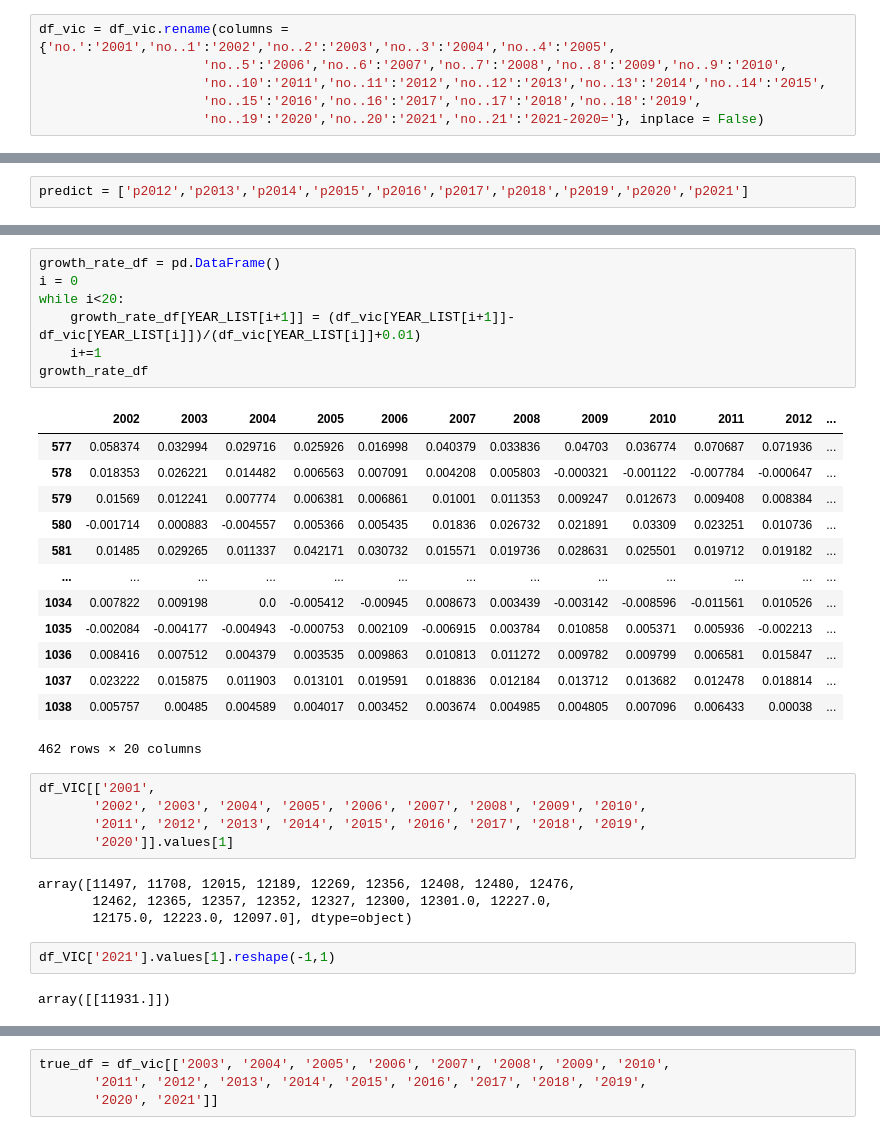
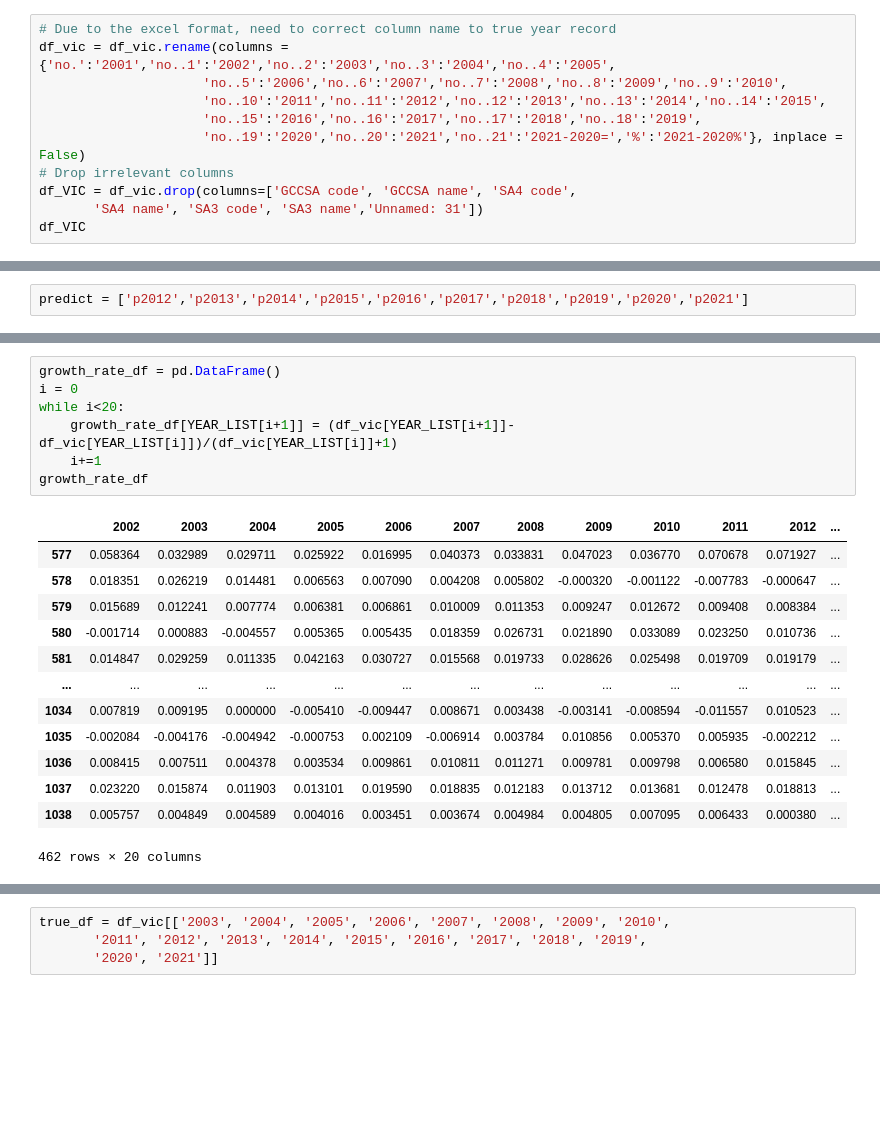
Before and after one commit to MAST30034-Applied-Data-Science/generic-real-estate-consulting-project-group-9, a Jupyter notebook: notebooks/population_prediction.ipynb, the cells around one changed output, grey strips where cells are left out. Cells and saved outputs as stored; diff of their text form; blank space fills up the shorter version.

```diff
--- a/notebooks/population_prediction.ipynb
+++ b/notebooks/population_prediction.ipynb
@@ -51,6 +35,11 @@ Index(['S/T code', 'S/T name', 'GCCSA code', 'GCCSA name', 'SA4 code',
 # %%
+# Due to the excel format, need to correct column name to true year record
 df_vic = df_vic.rename(columns = {'no.':'2001','no..1':'2002','no..2':'2003','no..3':'2004','no..4':'2005',
                      'no..5':'2006','no..6':'2007','no..7':'2008','no..8':'2009','no..9':'2010',
                      'no..10':'2011','no..11':'2012','no..12':'2013','no..13':'2014','no..14':'2015',
                      'no..15':'2016','no..16':'2017','no..17':'2018','no..18':'2019',
-                     'no..19':'2020','no..20':'2021','no..21':'2021-2020='}, inplace = False)
+                     'no..19':'2020','no..20':'2021','no..21':'2021-2020=','%':'2021-2020%'}, inplace = False)
+# Drop irrelevant columns
+df_VIC = df_vic.drop(columns=['GCCSA code', 'GCCSA name', 'SA4 code',
+       'SA4 name', 'SA3 code', 'SA3 name','Unnamed: 31'])
+df_VIC
@@ -148,34 +136,21 @@ growth_df
 # %%
 growth_rate_df = pd.DataFrame()
 i = 0
 while i<20:
-    growth_rate_df[YEAR_LIST[i+1]] = (df_vic[YEAR_LIST[i+1]]-df_vic[YEAR_LIST[i]])/(df_vic[YEAR_LIST[i]]+0.01)
+    growth_rate_df[YEAR_LIST[i+1]] = (df_vic[YEAR_LIST[i+1]]-df_vic[YEAR_LIST[i]])/(df_vic[YEAR_LIST[i]]+1)
     i+=1
 growth_rate_df
 # %% [output]
 |  | 2002 | 2003 | 2004 | 2005 | 2006 | 2007 | 2008 | 2009 | 2010 | 2011 | 2012 | ... |
-| 577 | 0.058374 | 0.032994 | 0.029716 | 0.025926 | 0.016998 | 0.040379 | 0.033836 | 0.04703 | 0.036774 | 0.070687 | 0.071936 | ... |
-| 578 | 0.018353 | 0.026221 | 0.014482 | 0.006563 | 0.007091 | 0.004208 | 0.005803 | -0.000321 | -0.001122 | -0.007784 | -0.000647 | ... |
-| 579 | 0.01569 | 0.012241 | 0.007774 | 0.006381 | 0.006861 | 0.01001 | 0.011353 | 0.009247 | 0.012673 | 0.009408 | 0.008384 | ... |
-| 580 | -0.001714 | 0.000883 | -0.004557 | 0.005366 | 0.005435 | 0.01836 | 0.026732 | 0.021891 | 0.03309 | 0.023251 | 0.010736 | ... |
-| 581 | 0.01485 | 0.029265 | 0.011337 | 0.042171 | 0.030732 | 0.015571 | 0.019736 | 0.028631 | 0.025501 | 0.019712 | 0.019182 | ... |
+| 577 | 0.058364 | 0.032989 | 0.029711 | 0.025922 | 0.016995 | 0.040373 | 0.033831 | 0.047023 | 0.036770 | 0.070678 | 0.071927 | ... |
+| 578 | 0.018351 | 0.026219 | 0.014481 | 0.006563 | 0.007090 | 0.004208 | 0.005802 | -0.000320 | -0.001122 | -0.007783 | -0.000647 | ... |
+| 579 | 0.015689 | 0.012241 | 0.007774 | 0.006381 | 0.006861 | 0.010009 | 0.011353 | 0.009247 | 0.012672 | 0.009408 | 0.008384 | ... |
+| 580 | -0.001714 | 0.000883 | -0.004557 | 0.005365 | 0.005435 | 0.018359 | 0.026731 | 0.021890 | 0.033089 | 0.023250 | 0.010736 | ... |
+| 581 | 0.014847 | 0.029259 | 0.011335 | 0.042163 | 0.030727 | 0.015568 | 0.019733 | 0.028626 | 0.025498 | 0.019709 | 0.019179 | ... |
 | ... | ... | ... | ... | ... | ... | ... | ... | ... | ... | ... | ... | ... |
-| 1034 | 0.007822 | 0.009198 | 0.0 | -0.005412 | -0.00945 | 0.008673 | 0.003439 | -0.003142 | -0.008596 | -0.011561 | 0.010526 | ... |
-| 1035 | -0.002084 | -0.004177 | -0.004943 | -0.000753 | 0.002109 | -0.006915 | 0.003784 | 0.010858 | 0.005371 | 0.005936 | -0.002213 | ... |
-| 1036 | 0.008416 | 0.007512 | 0.004379 | 0.003535 | 0.009863 | 0.010813 | 0.011272 | 0.009782 | 0.009799 | 0.006581 | 0.015847 | ... |
-| 1037 | 0.023222 | 0.015875 | 0.011903 | 0.013101 | 0.019591 | 0.018836 | 0.012184 | 0.013712 | 0.013682 | 0.012478 | 0.018814 | ... |
-| 1038 | 0.005757 | 0.00485 | 0.004589 | 0.004017 | 0.003452 | 0.003674 | 0.004985 | 0.004805 | 0.007096 | 0.006433 | 0.00038 | ... |
+| 1034 | 0.007819 | 0.009195 | 0.000000 | -0.005410 | -0.009447 | 0.008671 | 0.003438 | -0.003141 | -0.008594 | -0.011557 | 0.010523 | ... |
+| 1035 | -0.002084 | -0.004176 | -0.004942 | -0.000753 | 0.002109 | -0.006914 | 0.003784 | 0.010856 | 0.005370 | 0.005935 | -0.002212 | ... |
+| 1036 | 0.008415 | 0.007511 | 0.004378 | 0.003534 | 0.009861 | 0.010811 | 0.011271 | 0.009781 | 0.009798 | 0.006580 | 0.015845 | ... |
+| 1037 | 0.023220 | 0.015874 | 0.011903 | 0.013101 | 0.019590 | 0.018835 | 0.012183 | 0.013712 | 0.013681 | 0.012478 | 0.018813 | ... |
+| 1038 | 0.005757 | 0.004849 | 0.004589 | 0.004016 | 0.003451 | 0.003674 | 0.004984 | 0.004805 | 0.007095 | 0.006433 | 0.000380 | ... |
 462 rows × 20 columns
-# %%
-df_VIC[['2001',
-       '2002', '2003', '2004', '2005', '2006', '2007', '2008', '2009', '2010',
-       '2011', '2012', '2013', '2014', '2015', '2016', '2017', '2018', '2019',
-       '2020']].values[1]
-# %% [output]
-array([11497, 11708, 12015, 12189, 12269, 12356, 12408, 12480, 12476,
-       12462, 12365, 12357, 12352, 12327, 12300, 12301.0, 12227.0,
-       12175.0, 12223.0, 12097.0], dtype=object)
-# %%
-df_VIC['2021'].values[1].reshape(-1,1)
-# %% [output]
-array([[11931.]])
```
Also changed, not shown: parts of 39 cells of this notebook.
